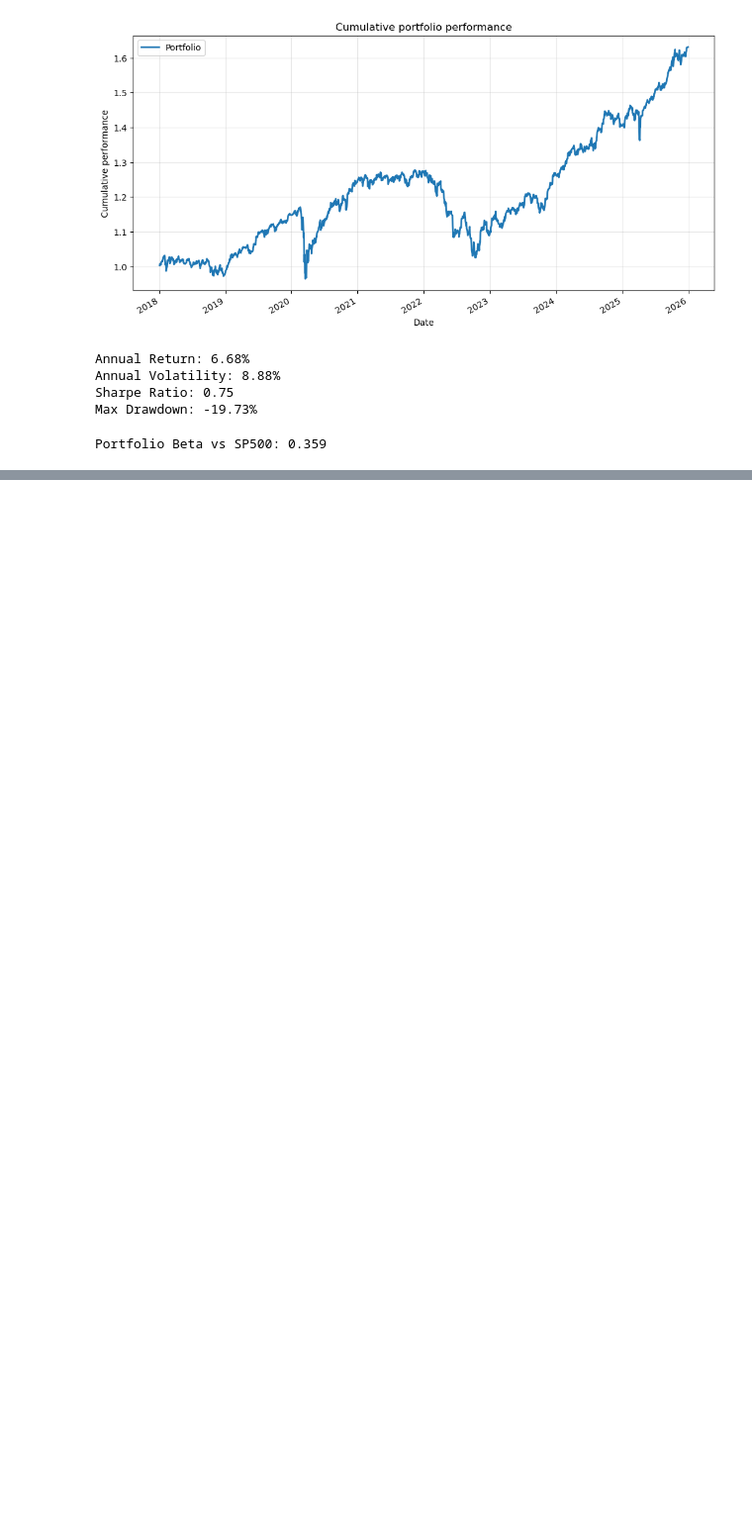
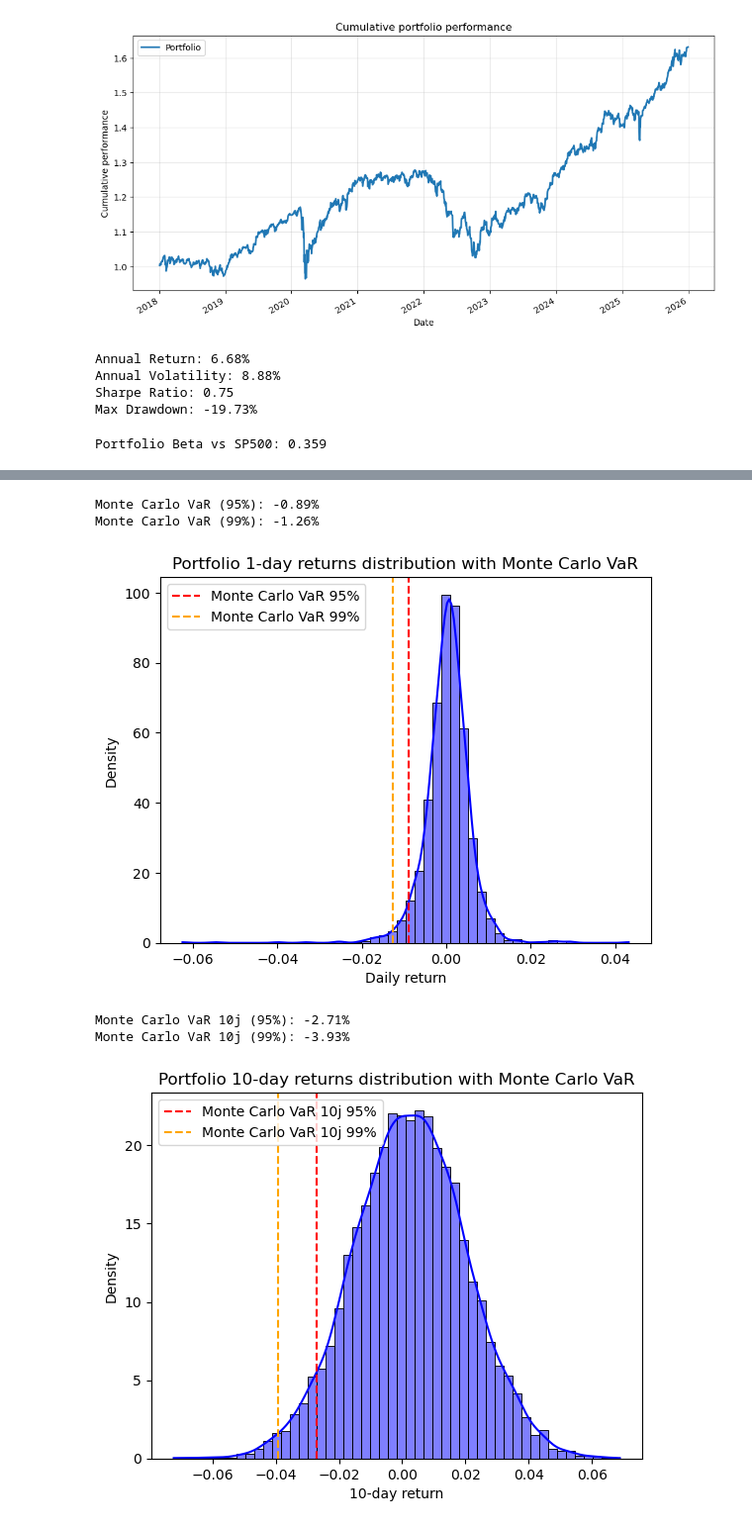
Before and after one commit to joelmw24/portfolio-stress-test, a Jupyter notebook: main.ipynb, the cells around one changed output, grey strips where cells are left out. Shown at 99% size. Cells and saved outputs as stored; diff of their text form; code cells hidden in the pictures; blank space fills up the shorter version.

Commit message:
Monte Carlo, ES

```diff
--- a/main.ipynb
+++ b/main.ipynb
@@ -159,0 +200,53 @@ plt.show()
+# %%
+# Monte Carlo VaR calculation
+num_simulations = 10000
+confidence_level1 = 0.95
+confidence_level2 = 0.99
+
+mu = port_returns.mean()
+sigma = port_returns.std()
+
+# simulation Monte Carlo (normal distribution) 1 day
+sim_returns = np.random.normal(mu, sigma, num_simulations)
+
+# VaR
+var_95_mc = np.percentile(sim_returns, (1 - confidence_level1) * 100)
+var_99_mc = np.percentile(sim_returns, (1 - confidence_level2) * 100)
+
+print(f"Monte Carlo VaR (95%): {var_95_mc:.2%}")
+print(f"Monte Carlo VaR (99%): {var_99_mc:.2%}")
+sns.histplot(port_returns, bins=50, kde=True, color='blue', stat='density')
+plt.axvline(var_95_mc, color='red', linestyle='--', label='Monte Carlo VaR 95%')
+plt.axvline(var_99_mc, color='orange', linestyle='--', label='Monte Carlo VaR 99%')
+plt.title("Portfolio 1-day returns distribution with Monte Carlo VaR")
+plt.xlabel("Daily return")
+plt.ylabel("Density")
+plt.legend()
+plt.show()
+
+# simulation Monte Carlo (normal distribution) 10 days
+T = 10
+
+sim_paths = np.random.normal(mu, sigma, size=(num_simulations, T))
+cum_log_returns = sim_paths.sum(axis=1)
+
+var_95_mc_10 = np.percentile(cum_log_returns, 5)
+var_99_mc_10 = np.percentile(cum_log_returns, 1)
+
+print(f"Monte Carlo VaR 10j (95%): {var_95_mc_10:.2%}")
+print(f"Monte Carlo VaR 10j (99%): {var_99_mc_10:.2%}")
+sns.histplot(cum_log_returns, bins=50, kde=True, color='blue', stat='density')
+plt.axvline(var_95_mc_10, color='red', linestyle='--', label='Monte Carlo VaR 10j 95%')
+plt.axvline(var_99_mc_10, color='orange', linestyle='--', label='Monte Carlo VaR 10j 99%')
+plt.title("Portfolio 10-day returns distribution with Monte Carlo VaR")
+plt.xlabel("10-day return")
+plt.ylabel("Density")
+plt.legend()
+plt.show()
+# %% [output]
+Monte Carlo VaR (95%): -0.89%
+Monte Carlo VaR (99%): -1.26%
+[figure, added]
+Monte Carlo VaR 10j (95%): -2.71%
+Monte Carlo VaR 10j (99%): -3.93%
+[figure, added]
```
Also changed, not shown: parts of 4 cells of this notebook.
